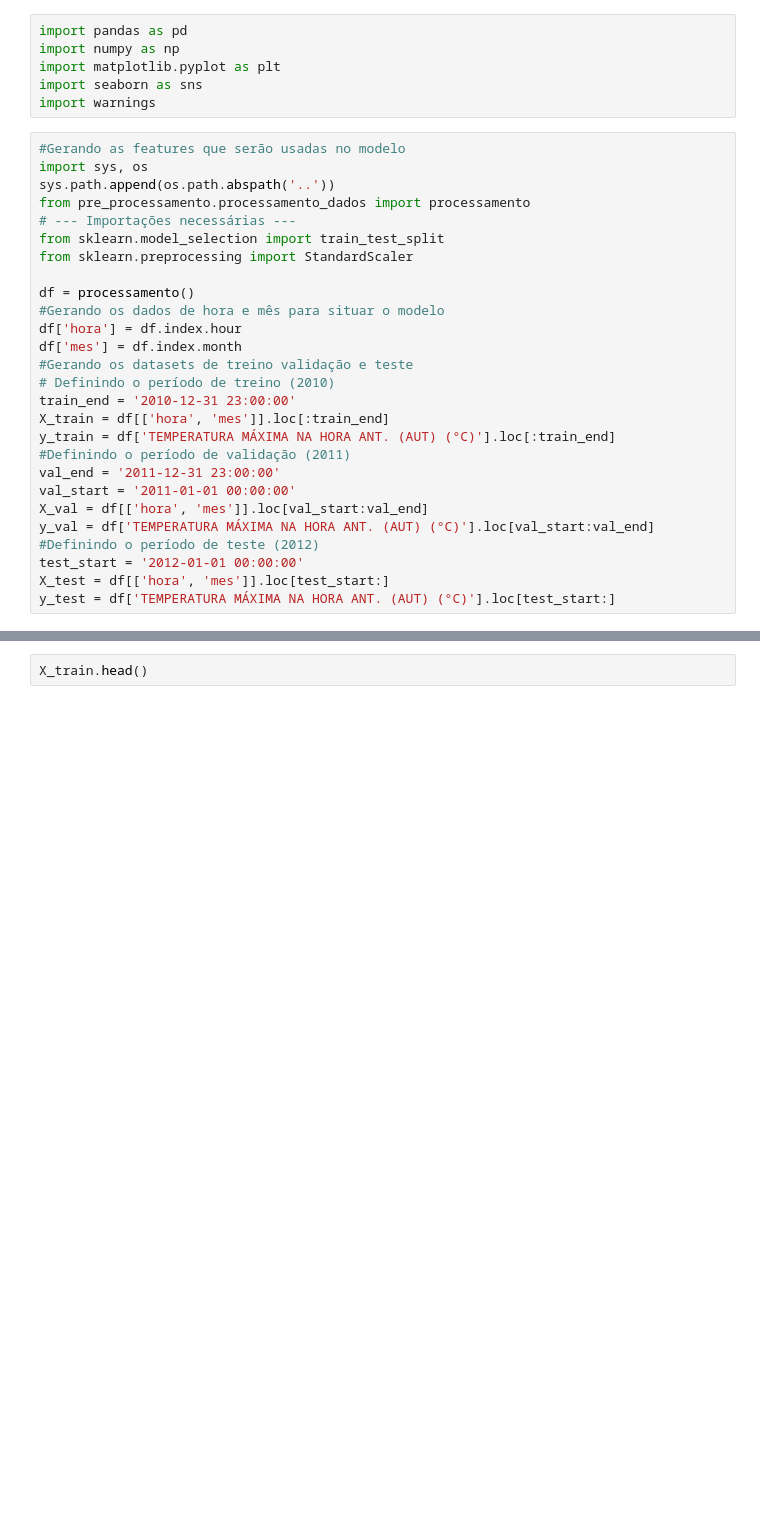
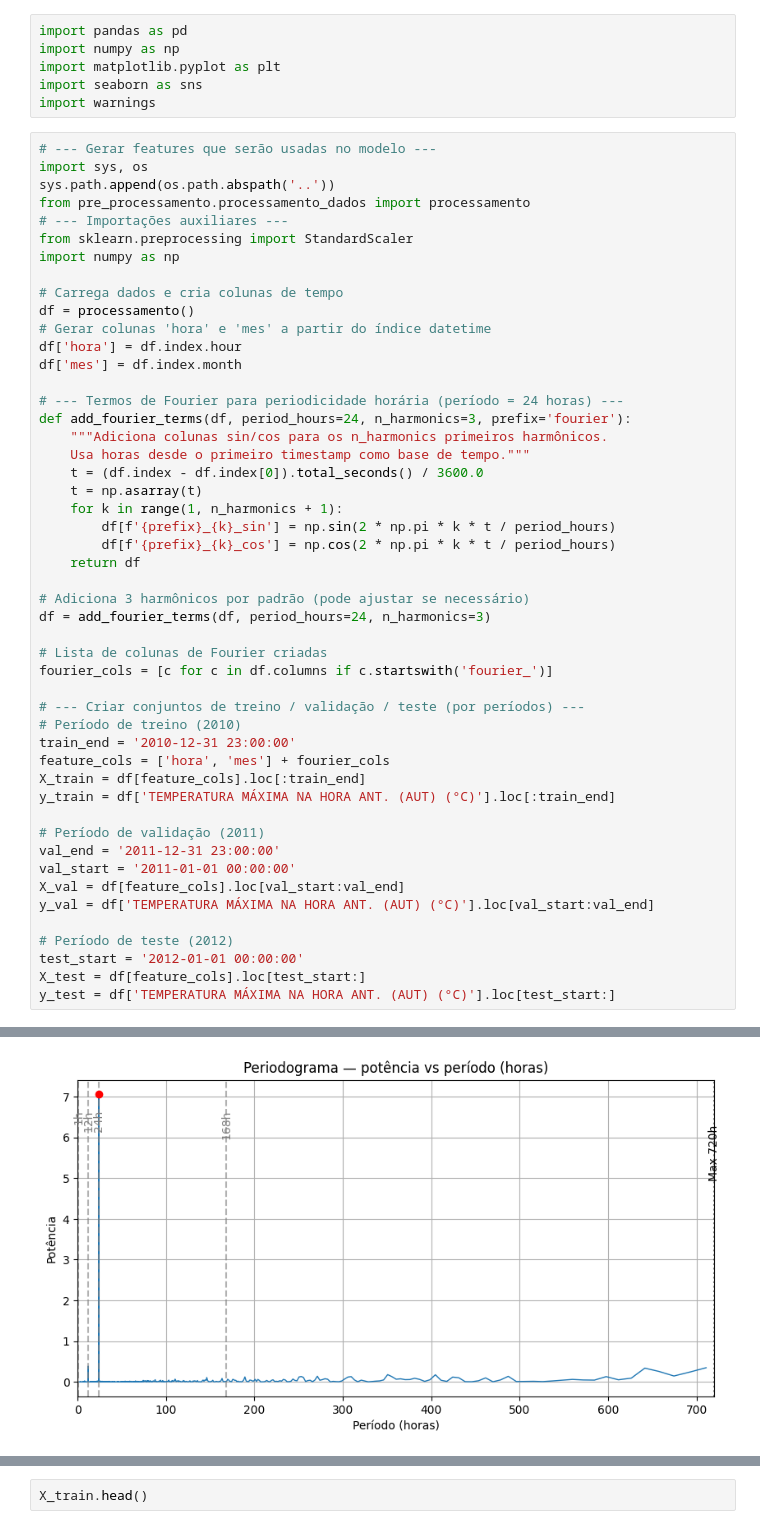
Before and after one commit to luis-erf/Trabalho-de-Aprendizado-de-Maquina-e-Ciencia-de-Dados, a Jupyter notebook: machine_learning/modelagem_sem_lag.ipynb, the cells around one changed output, grey strips where cells are left out. Saved outputs shown, nothing was run; the diff lists cells and outputs as text; blank space fills up the shorter version.

```diff
--- a/machine_learning/modelagem_sem_lag.ipynb
+++ b/machine_learning/modelagem_sem_lag.ipynb
@@ -5,29 +5,52 @@ import matplotlib.pyplot as plt
 import seaborn as sns
 import warnings
 # %%
-#Gerando as features que serão usadas no modelo
+# --- Gerar features que serão usadas no modelo ---
 import sys, os
 sys.path.append(os.path.abspath('..'))
 from pre_processamento.processamento_dados import processamento
-# --- Importações necessárias ---
-from sklearn.model_selection import train_test_split
+# --- Importações auxiliares ---
 from sklearn.preprocessing import StandardScaler
+import numpy as np
 
+# Carrega dados e cria colunas de tempo
 df = processamento()
-#Gerando os dados de hora e mês para situar o modelo
+# Gerar colunas 'hora' e 'mes' a partir do índice datetime
 df['hora'] = df.index.hour
 df['mes'] = df.index.month
-#Gerando os datasets de treino validação e teste
-# Definindo o período de treino (2010)
+
+# --- Termos de Fourier para periodicidade horária (período = 24 horas) ---
+def add_fourier_terms(df, period_hours=24, n_harmonics=3, prefix='fourier'):
+    """Adiciona colunas sin/cos para os n_harmonics primeiros harmônicos.
+    Usa horas desde o primeiro timestamp como base de tempo."""
+    t = (df.index - df.index[0]).total_seconds() / 3600.0
+    t = np.asarray(t)
+    for k in range(1, n_harmonics + 1):
+        df[f'{prefix}_{k}_sin'] = np.sin(2 * np.pi * k * t / period_hours)
+        df[f'{prefix}_{k}_cos'] = np.cos(2 * np.pi * k * t / period_hours)
+    return df
+
+# Adiciona 3 harmônicos por padrão (pode ajustar se necessário)
+df = add_fourier_terms(df, period_hours=24, n_harmonics=3)
+
+# Lista de colunas de Fourier criadas
+fourier_cols = [c for c in df.columns if c.startswith('fourier_')]
+
+# --- Criar conjuntos de treino / validação / teste (por períodos) ---
+# Período de treino (2010)
 train_end = '2010-12-31 23:00:00'
-X_train = df[['hora', 'mes']].loc[:train_end]
+feature_cols = ['hora', 'mes'] + fourier_cols
+X_train = df[feature_cols].loc[:train_end]
 y_train = df['TEMPERATURA MÁXIMA NA HORA ANT. (AUT) (°C)'].loc[:train_end]
-#Definindo o período de validação (2011)
+
+# Período de validação (2011)
 val_end = '2011-12-31 23:00:00'
 val_start = '2011-01-01 00:00:00'
-X_val = df[['hora', 'mes']].loc[val_start:val_end]
+X_val = df[feature_cols].loc[val_start:val_end]
 y_val = df['TEMPERATURA MÁXIMA NA HORA ANT. (AUT) (°C)'].loc[val_start:val_end]
-#Definindo o período de teste (2012)
+
+# Período de teste (2012)
 test_start = '2012-01-01 00:00:00'
-X_test = df[['hora', 'mes']].loc[test_start:]
+X_test = df[feature_cols].loc[test_start:]
 y_test = df['TEMPERATURA MÁXIMA NA HORA ANT. (AUT) (°C)'].loc[test_start:]
+# %% [output]
@@ -33,0 +65 @@ y_test = df['TEMPERATURA MÁXIMA NA HORA ANT. (AUT) (°C)'].loc[test_start:]
+[figure, added]
```
Also changed, not shown: parts of 7 cells of this notebook, 2 other files.
